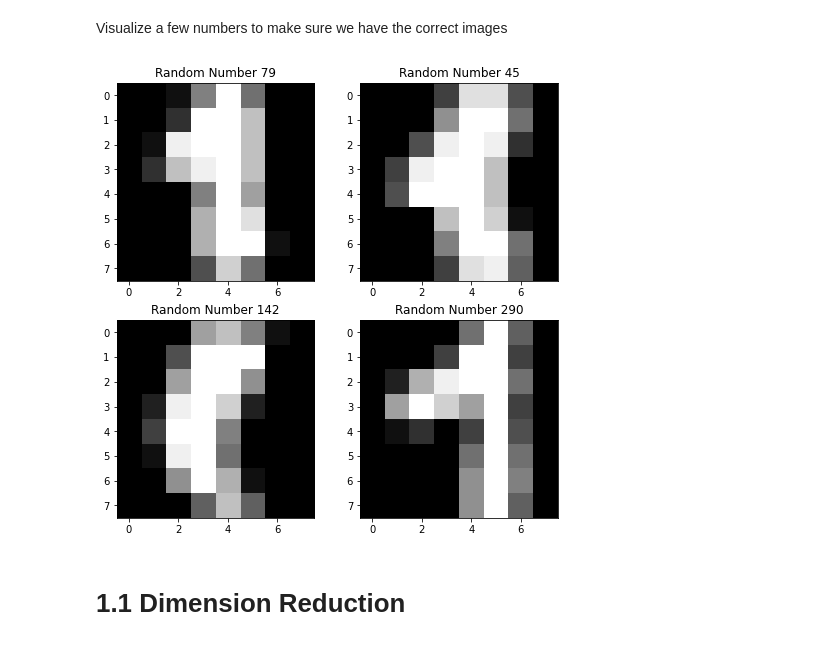
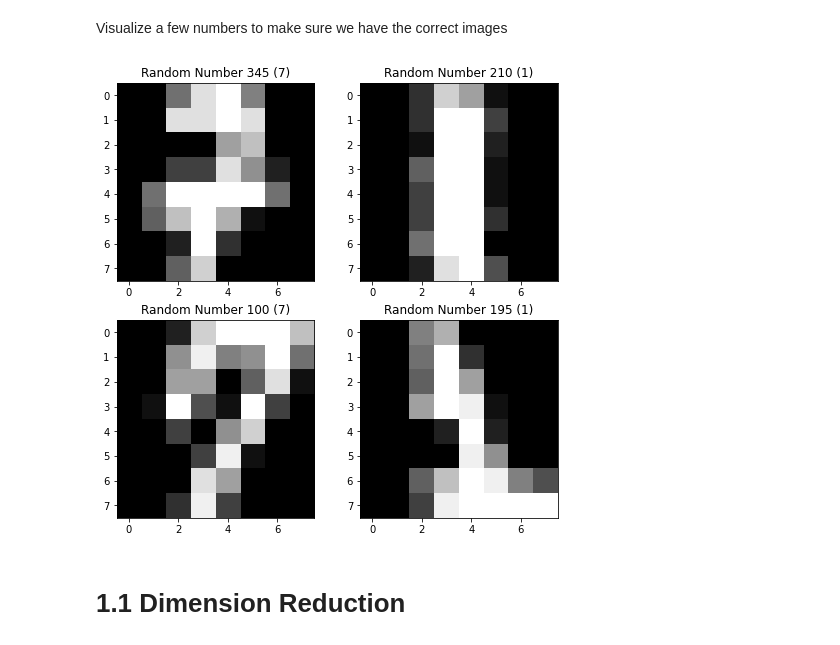
Before and after one commit to kdidi99/ml_fundamentals_hd, a Jupyter notebook: qda_lda.ipynb, the cells around one changed output. Cells and saved outputs as stored; diff of their text form; code cells hidden in the pictures.

```diff
--- a/qda_lda.ipynb
+++ b/qda_lda.ipynb
@@ -44,14 +44,14 @@ Visualize a few numbers to make sure we have the correct images
 # %%
 fig, axs = plt.subplots(2, 2)
 sel = np.random.randint(low=0, high=361, size=4)
 for r, x, y in zip(sel, [0, 0, 1, 1], [0, 1, 0, 1]):
     img = X_filter[r, :].reshape((8,8))
     assert 2 == len(img.shape)
     axs[x, y].imshow(img, interpolation="nearest", cmap="gray")
-    axs[x, y].set_title(f"Random Number {r}")
+    axs[x, y].set_title(f"Random Number {r} ({y_filter[r]})")
 fig.set_size_inches(8, 8)
 # %% [output]
-[figure, old version]
+[figure, new version]
 # %% [markdown]
 # 1.1 Dimension Reduction
 # %% [markdown]
```
Also changed, not shown: parts of 3 cells of this notebook.
